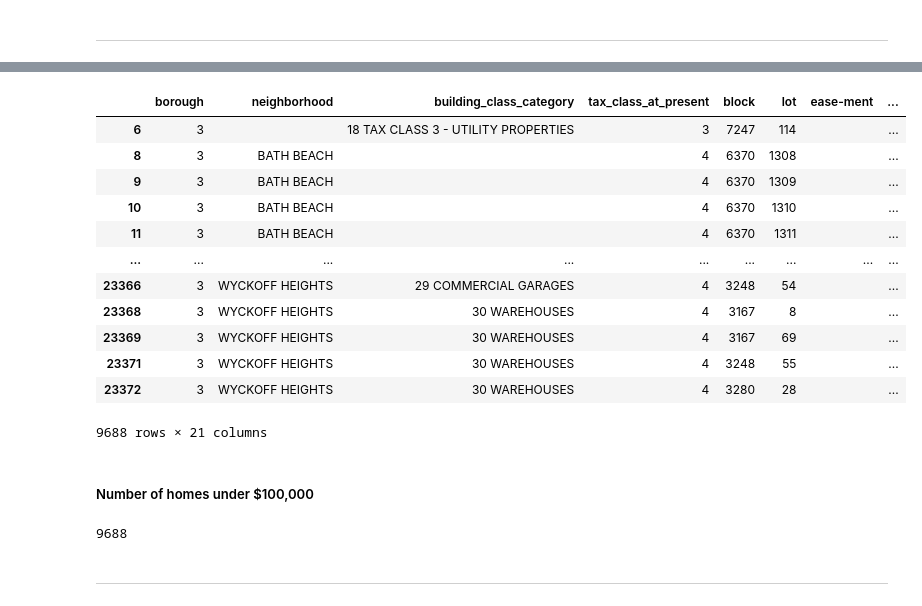
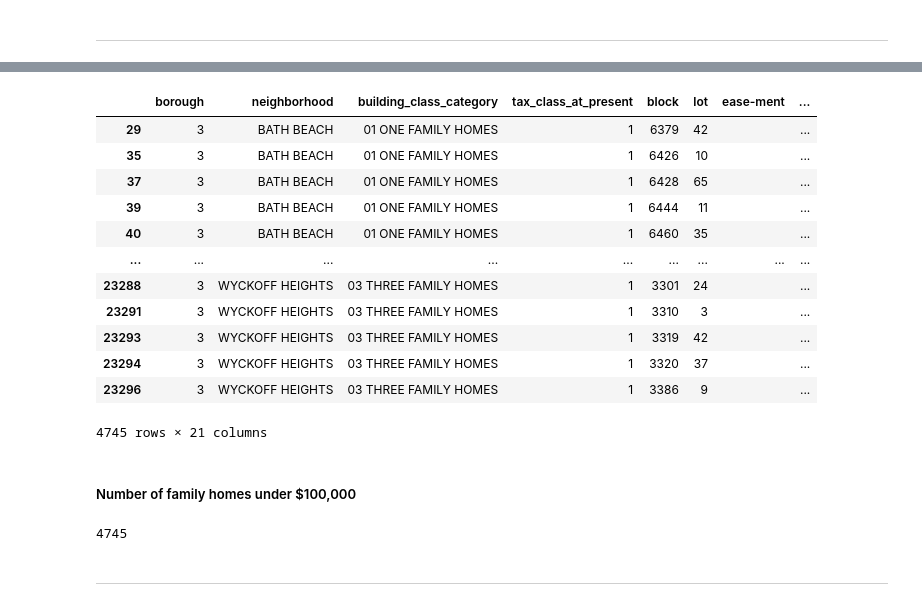
Before and after one commit to gronk-droid/fit2022fall, a Jupyter notebook: cse4510/assignments/gbutlerAssignment1.ipynb, the cells around one changed output, grey strips where cells are left out. Cells and saved outputs as stored; diff of their text form; code cells hidden in the pictures.

```diff
--- a/cse4510/assignments/gbutlerAssignment1.ipynb
+++ b/cse4510/assignments/gbutlerAssignment1.ipynb
@@ -230,7 +240,8 @@ brooklyn['sale_price'].value_counts().plot.bar();
 ### Question 10:
 ##### Filtering data by family homes
 # %%
-brooklyn.loc[brooklyn['building_class_category'].str.contains('FAMILY')]
+only_family = brooklyn.loc[brooklyn['building_class_category'].str.contains('FAMILY')]
+only_family
 # %% [output]
 |  | borough | neighborhood | building_class_category | tax_class_at_present | block | lot | ease-ment | ... |
 | 25 | 3 | BATH BEACH | 01 ONE FAMILY HOMES | 1 | 6363 | 23 |  | ... |
@@ -261,26 +272,26 @@ brooklyn.plot.scatter(x='sale_price', y='gross_square_feet', loglog=True, title=
 # %%
-under_one_k = brooklyn['sale_price']<100000
-brooklyn[under_one_k]
+under_one_k = only_family['sale_price']<100000
+only_family[under_one_k]
 # %% [output]
 |  | borough | neighborhood | building_class_category | tax_class_at_present | block | lot | ease-ment | ... |
-| 6 | 3 |  | 18 TAX CLASS 3 - UTILITY PROPERTIES | 3 | 7247 | 114 |  | ... |
-| 8 | 3 | BATH BEACH |  | 4 | 6370 | 1308 |  | ... |
-| 9 | 3 | BATH BEACH |  | 4 | 6370 | 1309 |  | ... |
-| 10 | 3 | BATH BEACH |  | 4 | 6370 | 1310 |  | ... |
-| 11 | 3 | BATH BEACH |  | 4 | 6370 | 1311 |  | ... |
+| 29 | 3 | BATH BEACH | 01 ONE FAMILY HOMES | 1 | 6379 | 42 |  | ... |
+| 35 | 3 | BATH BEACH | 01 ONE FAMILY HOMES | 1 | 6426 | 10 |  | ... |
+| 37 | 3 | BATH BEACH | 01 ONE FAMILY HOMES | 1 | 6428 | 65 |  | ... |
+| 39 | 3 | BATH BEACH | 01 ONE FAMILY HOMES | 1 | 6444 | 11 |  | ... |
+| 40 | 3 | BATH BEACH | 01 ONE FAMILY HOMES | 1 | 6460 | 35 |  | ... |
 | ... | ... | ... | ... | ... | ... | ... | ... | ... |
-| 23366 | 3 | WYCKOFF HEIGHTS | 29 COMMERCIAL GARAGES | 4 | 3248 | 54 |  | ... |
-| 23368 | 3 | WYCKOFF HEIGHTS | 30 WAREHOUSES | 4 | 3167 | 8 |  | ... |
-| 23369 | 3 | WYCKOFF HEIGHTS | 30 WAREHOUSES | 4 | 3167 | 69 |  | ... |
-| 23371 | 3 | WYCKOFF HEIGHTS | 30 WAREHOUSES | 4 | 3248 | 55 |  | ... |
-| 23372 | 3 | WYCKOFF HEIGHTS | 30 WAREHOUSES | 4 | 3280 | 28 |  | ... |
+| 23288 | 3 | WYCKOFF HEIGHTS | 03 THREE FAMILY HOMES | 1 | 3301 | 24 |  | ... |
+| 23291 | 3 | WYCKOFF HEIGHTS | 03 THREE FAMILY HOMES | 1 | 3310 | 3 |  | ... |
+| 23293 | 3 | WYCKOFF HEIGHTS | 03 THREE FAMILY HOMES | 1 | 3319 | 42 |  | ... |
+| 23294 | 3 | WYCKOFF HEIGHTS | 03 THREE FAMILY HOMES | 1 | 3320 | 37 |  | ... |
+| 23296 | 3 | WYCKOFF HEIGHTS | 03 THREE FAMILY HOMES | 1 | 3386 | 9 |  | ... |
-9688 rows × 21 columns
+4745 rows × 21 columns
 # %% [markdown]
-##### Number of homes under $100,000
+##### Number of family homes under $100,000
 # %%
-brooklyn[under_one_k].value_counts().sum()
+only_family[under_one_k].value_counts().sum()
 # %% [output]
-9688
+4745
 # %% [markdown]
 - - -
 # %% [markdown]
```
Also changed, not shown: parts of 15 cells of this notebook.
